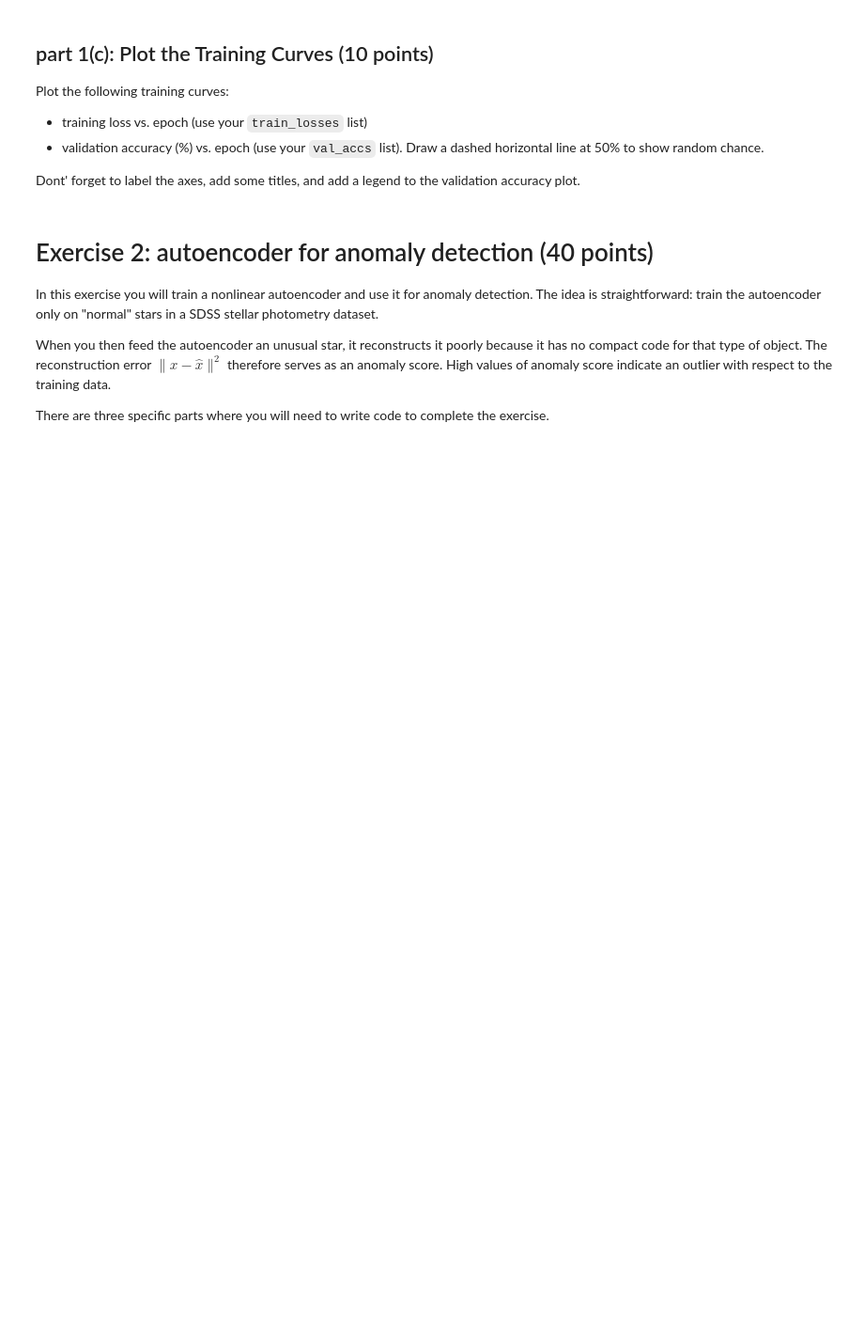
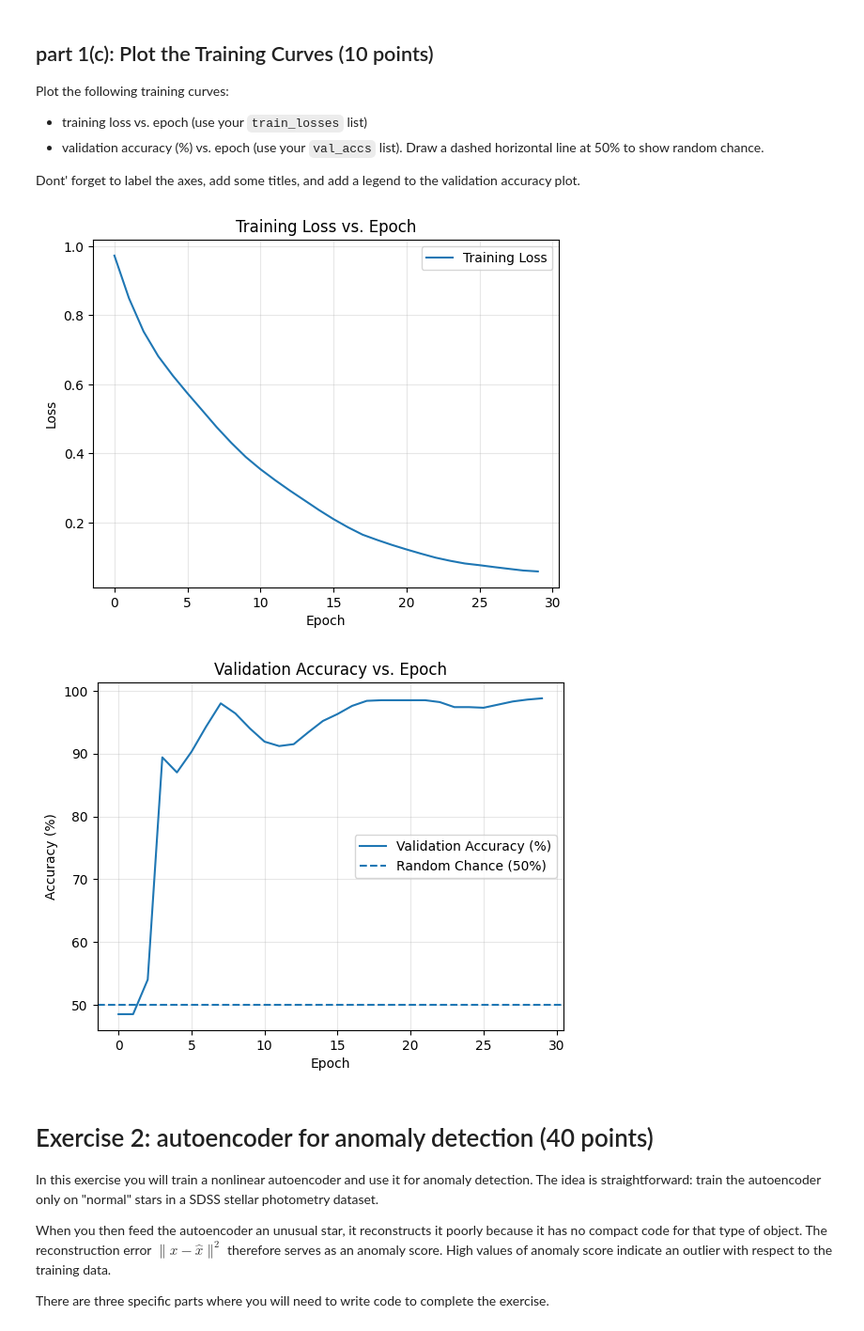
Before and after one commit to Wamon08/phys152-2026, a Jupyter notebook: Exercises/Homework-4.ipynb, the cells around one changed output. Shown at 94% size. Saved outputs shown, nothing was run; the diff lists cells and outputs as text; code cells hidden in the pictures; blank space fills up the shorter version.

```diff
--- a/Exercises/Homework-4.ipynb
+++ b/Exercises/Homework-4.ipynb
@@ -210,3 +277,35 @@ pass  # <-- remove this line after you've written your code
+# %%
+# Plot these two training curves:
+# - training loss vs epoch
+# - validation accuracy (%) vs epoch, with a 50% baseline
+epochs = range(len(train_losses))
+# YOUR CODE HERE
+# Convert accuracy to percentage
+val_accs_percent = [v * 100 for v in val_accs]
+
+#Plot Training Loss
+plt.figure()
+plt.plot(epochs, train_losses, label="Training Loss")
+plt.xlabel("Epoch")
+plt.ylabel("Loss")
+plt.title("Training Loss vs. Epoch")
+plt.grid(alpha=0.3)
+plt.legend()
+plt.show()
+
+#Plot Validation Accuracy
+plt.figure()
+plt.plot(epochs, val_accs_percent, label="Validation Accuracy (%)")
+plt.axhline(50, linestyle="--", label="Random Chance (50%)")
+plt.xlabel("Epoch")
+plt.ylabel("Accuracy (%)")
+plt.title("Validation Accuracy vs. Epoch")
+plt.grid(alpha=0.3)
+plt.legend()
+plt.show()
+# %% [output]
+[figure, added]
+[figure, added]
 # %% [markdown]
 # Exercise 2: autoencoder for anomaly detection  (40 points)
 
```
Also changed, not shown: parts of 20 cells of this notebook.
